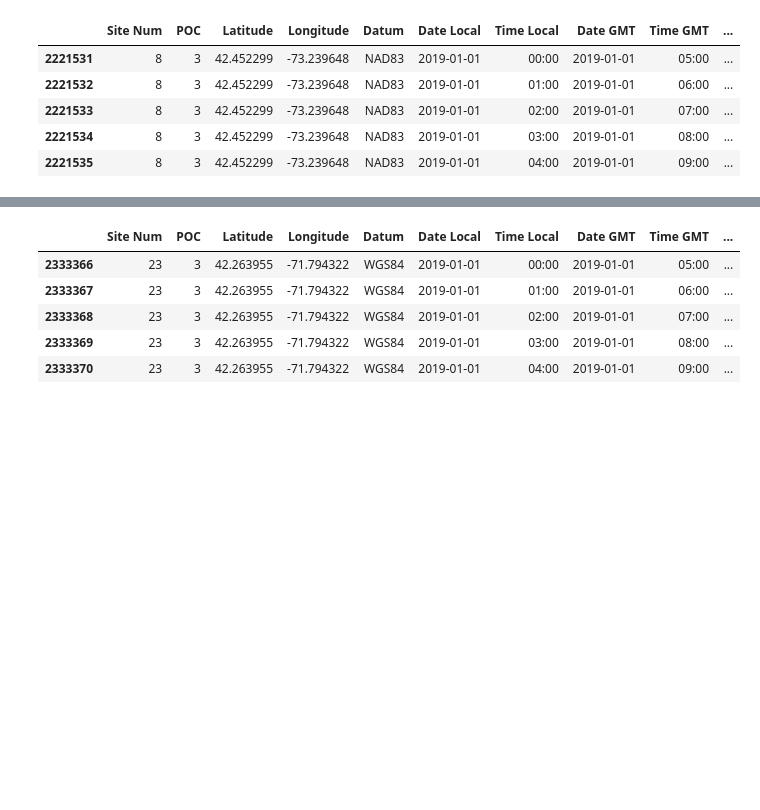
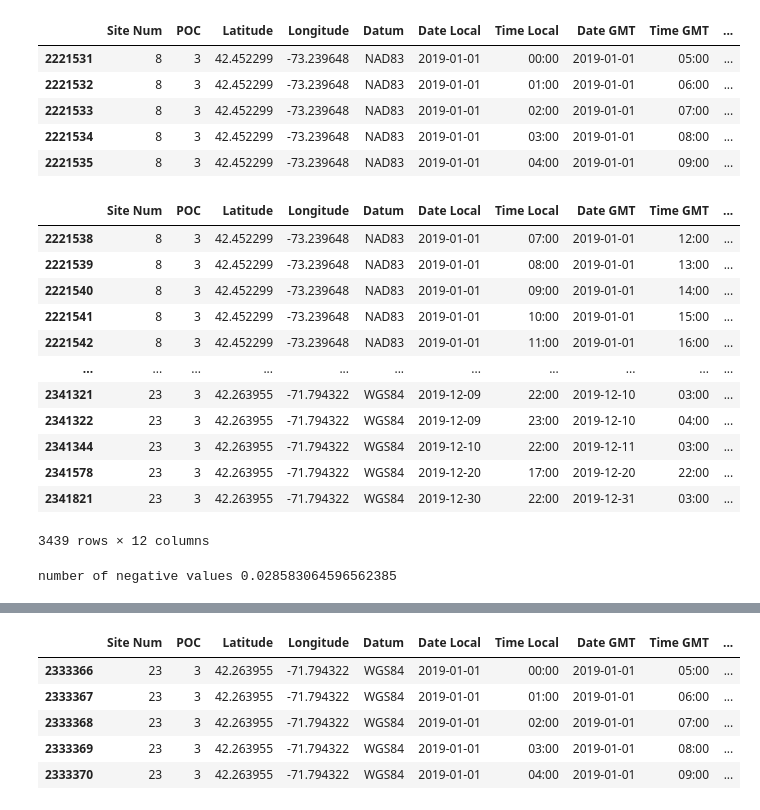
Before and after one commit to willkchan/MA-pollution-EDA, a Jupyter notebook: notebooks/EDA/EDA_0.ipynb, the cells around one changed output, grey strips where cells are left out. Saved outputs shown, nothing was run; the diff lists cells and outputs as text; code cells hidden in the pictures; blank space fills up the shorter version.

```diff
--- a/notebooks/EDA/EDA_0.ipynb
+++ b/notebooks/EDA/EDA_0.ipynb
@@ -21,3 +23,24 @@ ma_pm_25_2019.head()
 | 2221533 | 8 | 3 | 42.452299 | -73.239648 | NAD83 | 2019-01-01 | 02:00 | 2019-01-01 | 07:00 | ... |
 | 2221534 | 8 | 3 | 42.452299 | -73.239648 | NAD83 | 2019-01-01 | 03:00 | 2019-01-01 | 08:00 | ... |
 | 2221535 | 8 | 3 | 42.452299 | -73.239648 | NAD83 | 2019-01-01 | 04:00 | 2019-01-01 | 09:00 | ... |
+# %%
+negative_values = ma_pm_25_2019['Sample Measurement'] < 0
+ma_pm_25_2019.loc[negative_values]
+# %% [output]
+|  | Site Num | POC | Latitude | Longitude | Datum | Date Local | Time Local | Date GMT | Time GMT | ... |
+| 2221538 | 8 | 3 | 42.452299 | -73.239648 | NAD83 | 2019-01-01 | 07:00 | 2019-01-01 | 12:00 | ... |
+| 2221539 | 8 | 3 | 42.452299 | -73.239648 | NAD83 | 2019-01-01 | 08:00 | 2019-01-01 | 13:00 | ... |
+| 2221540 | 8 | 3 | 42.452299 | -73.239648 | NAD83 | 2019-01-01 | 09:00 | 2019-01-01 | 14:00 | ... |
+| 2221541 | 8 | 3 | 42.452299 | -73.239648 | NAD83 | 2019-01-01 | 10:00 | 2019-01-01 | 15:00 | ... |
+| 2221542 | 8 | 3 | 42.452299 | -73.239648 | NAD83 | 2019-01-01 | 11:00 | 2019-01-01 | 16:00 | ... |
+| ... | ... | ... | ... | ... | ... | ... | ... | ... | ... | ... |
+| 2341321 | 23 | 3 | 42.263955 | -71.794322 | WGS84 | 2019-12-09 | 22:00 | 2019-12-10 | 03:00 | ... |
+| 2341322 | 23 | 3 | 42.263955 | -71.794322 | WGS84 | 2019-12-09 | 23:00 | 2019-12-10 | 04:00 | ... |
+| 2341344 | 23 | 3 | 42.263955 | -71.794322 | WGS84 | 2019-12-10 | 22:00 | 2019-12-11 | 03:00 | ... |
+| 2341578 | 23 | 3 | 42.263955 | -71.794322 | WGS84 | 2019-12-20 | 17:00 | 2019-12-20 | 22:00 | ... |
+| 2341821 | 23 | 3 | 42.263955 | -71.794322 | WGS84 | 2019-12-30 | 22:00 | 2019-12-31 | 03:00 | ... |
+3439 rows × 12 columns
+# %%
+print('number of negative values', ma_pm_25_2019.loc[negative_values].shape[0] / ma_pm_25_2019.shape[0])
+# %% [output]
+number of negative values 0.028583064596562385
```
Also changed, not shown: parts of 5 cells of this notebook.
